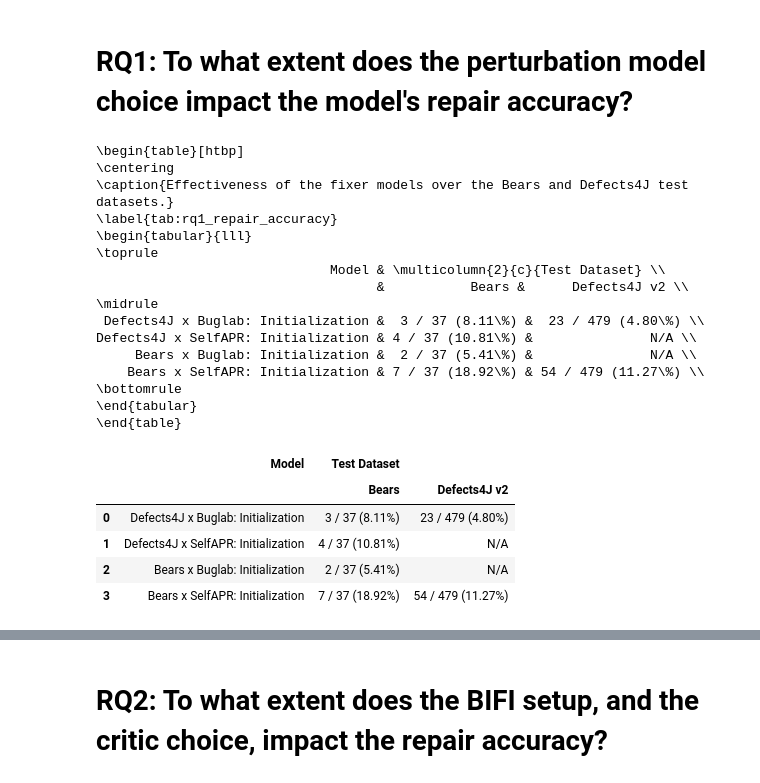
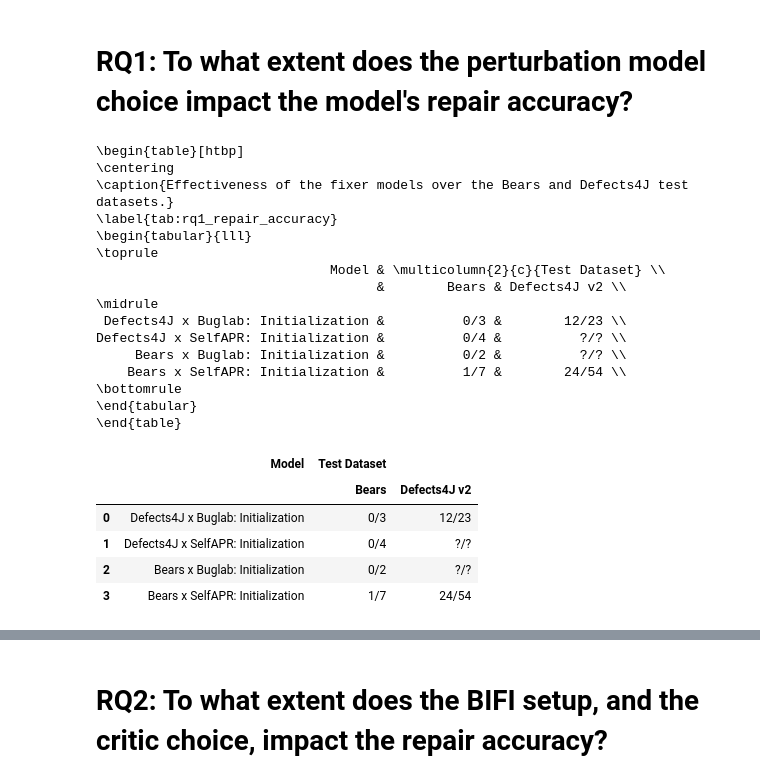
Before and after one commit to andre15silva/mufin, a Jupyter notebook: models_analysis.ipynb, the cells around one changed output, grey strips where cells are left out. Drawn from its saved outputs; the diff is of its cells as text; code cells hidden in the pictures.

```diff
--- a/models_analysis.ipynb
+++ b/models_analysis.ipynb
@@ -89,15 +89,17 @@ def get_model_label(ex, ro):
 # %% [markdown]
 # Results Table
 # %%
-def get_table_entry(model_label, rounds, cb, tb, cd, td):
+def get_table_entry(model_label, rounds, cb, tb, tbc, cd, td, tdc):
     return {"Model": {
                 "" :   { "" : model_label }
             },
             "Testing":{
                 "Bears Compile" : dict(zip(rounds, cb)),
-                "Bears Test Adequacy" : dict(zip(rounds, tb)),
+                "Bears Plausible" : dict(zip(rounds, tb)),
+                "Bears Correct" : dict(zip(rounds, tbc)),
                 "Defects4J Compile" : dict(zip(rounds, cd)),
-                "Defects4J Test Adequacy" : dict(zip(rounds, td))
+                "Defects4J Plausible" : dict(zip(rounds, td)),
+                "Defects4J Correct" : dict(zip(rounds, tdc))
             }
        }
 # %%
@@ -112,17 +114,19 @@ rounds = ["round0", "round1-nocritic", "round1-compiler", "round1-tests"]
 for ex in experiments:
     for ro in rounds:
         ro_path = ro if ro == "round0" else "%s/part2" % ro
-        bears_path = "/mnt/data/andre/mscthesis/experiments/%s/%s/fixer/eval_bears_bw_100.json" % (ex, ro_path)
-        bears_path_single_hunk = "/mnt/data/andre/mscthesis/experiments/%s/%s/fixer/eval_single_hunk_bears_bw_100.json" % (ex, ro_path)
-        d4j_path = "/mnt/data/andre/mscthesis/experiments/%s/%s/fixer/eval_defects4j_bw_100.json" % (ex, ro_path)
-        d4j_path_single_hunk = "/mnt/data/andre/mscthesis/experiments/%s/%s/fixer/eval_single_hunk_defects4j_bw_100.json" % (ex, ro_path)
+        bears_path_plausible = "/mnt/data/andre/mscthesis/experiments/%s/%s/fixer/eval_single_hunk_bears_bw_100.json" % (ex, ro_path)
+        d4j_path_plausible = "/mnt/data/andre/mscthesis/experiments/%s/%s/fixer/eval_single_hunk_defects4j_bw_100.json" % (ex, ro_path)
+        bears_path_correct = "/mnt/data/andre/mscthesis/experiments/%s/%s/fixer/eval_single_hunk_bears_bw_100_analyzed.json" % (ex, ro_path)
+        d4j_path_correct = "/mnt/data/andre/mscthesis/experiments/%s/%s/fixer/eval_single_hunk_defects4j_bw_100_analyzed.json" % (ex, ro_path)
 
-        cb = [get_number_compile(read_eval_bears(bears_path_single_hunk), k) for k in top_k] if exists(bears_path_single_hunk) else ["N/A" for _ in top_k]
-        tb = [get_number_test(read_eval_bears(bears_path_single_hunk), k) for k in top_k] if exists(bears_path_single_hunk) else ["N/A" for _ in top_k]
-        cd = [get_number_compile(read_eval_d4j(d4j_path_single_hunk), k) for k in top_k] if exists(d4j_path_single_hunk) else ["N/A" for _ in top_k]
-        td = [get_number_test(read_eval_d4j(d4j_path_single_hunk), k) for k in top_k] if exists(d4j_path_single_hunk) else ["N/A" for _ in top_k]
+        cb = [get_number_compile(read_eval_bears(bears_path_plausible), k) for k in top_k] if exists(bears_path_plausible) else ["N/A" for _ in top_k]
+        tb = [get_number_test(read_eval_bears(bears_path_plausible), k) for k in top_k] if exists(bears_path_plausible) else ["N/A" for _ in top_k]
+        tbc = [get_number_test(read_eval_bears(bears_path_correct), k) for k in top_k] if exists(bears_path_correct) else ["N/A" for _ in top_k]
+        cd = [get_number_compile(read_eval_d4j(d4j_path_plausible), k) for k in top_k] if exists(d4j_path_plausible) else ["N/A" for _ in top_k]
+        td = [get_number_test(read_eval_d4j(d4j_path_plausible), k) for k in top_k] if exists(d4j_path_plausible) else ["N/A" for _ in top_k]
+        tdc = [get_number_test(read_eval_d4j(d4j_path_correct), k) for k in top_k] if exists(d4j_path_correct) else ["N/A" for _ in top_k]
 
-        entries += [get_table_entry(get_model_label(ex, ro) , top_k, cb, tb, cd, td)]
+        entries += [get_table_entry(get_model_label(ex, ro) , top_k, cb, tb, tbc, cd, td, tdc)]
 # %%
 pd.set_option('display.max_columns', 27)
 pd.set_option('display.max_rows', 16)
@@ -171,50 +175,54 @@ rounds = ["round0"]
 for ex in experiments:
     for ro in rounds:
         ro_path = ro if ro == "round0" else "%s/part2" % ro
-        bears_path = "/mnt/data/andre/mscthesis/experiments/%s/%s/fixer/eval_single_hunk_bears_bw_100.json" % (ex, ro_path)
-        d4j_path = "/mnt/data/andre/mscthesis/experiments/%s/%s/fixer/eval_single_hunk_defects4j_bw_100.json" % (ex, ro_path)
+        bears_path_plausible = "/mnt/data/andre/mscthesis/experiments/%s/%s/fixer/eval_single_hunk_bears_bw_100.json" % (ex, ro_path)
+        d4j_path_plausible = "/mnt/data/andre/mscthesis/experiments/%s/%s/fixer/eval_single_hunk_defects4j_bw_100.json" % (ex, ro_path)
+        bears_path_correct = "/mnt/data/andre/mscthesis/experiments/%s/%s/fixer/eval_single_hunk_bears_bw_100_analyzed.json" % (ex, ro_path)
+        d4j_path_correct = "/mnt/data/andre/mscthesis/experiments/%s/%s/fixer/eval_single_hunk_defects4j_bw_100_analyzed.json" % (ex, ro_path)
 
-        tb = get_number_test(read_eval_bears(bears_path), 100) if exists(bears_path) else "N/A"
-        td = get_number_test(read_eval_d4j(d4j_path), 100) if exists(d4j_path) else "N/A"
+        tb = get_number_test(read_eval_bears(bears_path_plausible), 100).split("/")[0].strip() if exists(bears_path_plausible) else "?"
+        tbc = get_number_test(read_eval_bears(bears_path_correct), 100).split("/")[0].strip() if exists(bears_path_correct) else "?"
+        td = get_number_test(read_eval_d4j(d4j_path_plausible), 100).split("/")[0].strip() if exists(d4j_path_plausible) else "?"
+        tdc = get_number_test(read_eval_d4j(d4j_path_correct), 100).split("/")[0].strip() if exists(d4j_path_correct) else "?"
 
-        entries += [get_rq1table_entry(get_model_label(ex, ro), tb, td)]
+        entries += [get_rq1table_entry(get_model_label(ex, ro), tbc + "/" + tb, tdc + "/" + td)]
 
 pd.set_option('display.max_columns', 27)
 pd.set_option('display.max_rows', 16)
 table = pd.json_normalize(data=entries)
 table.columns = table.columns.str.split(".").map(tuple)
 
 print(table.to_latex(caption="Effectiveness of the fixer models over the Bears and Defects4J test datasets.",
                   label="tab:rq1_repair_accuracy",
                   index=False,
                   multicolumn_format="c",
                   position="htbp")
      )
 
 table
 # %% [output]
 \begin{table}[htbp]
 \centering
 \caption{Effectiveness of the fixer models over the Bears and Defects4J test datasets.}
 \label{tab:rq1_repair_accuracy}
 \begin{tabular}{lll}
 \toprule
                               Model & \multicolumn{2}{c}{Test Dataset} \\
-                                    &           Bears &      Defects4J v2 \\
+                                    &        Bears & Defects4J v2 \\
 \midrule
- Defects4J x Buglab: Initialization &  3 / 37 (8.11\%) &  23 / 479 (4.80\%) \\
-Defects4J x SelfAPR: Initialization & 4 / 37 (10.81\%) &               N/A \\
-     Bears x Buglab: Initialization &  2 / 37 (5.41\%) &               N/A \\
-    Bears x SelfAPR: Initialization & 7 / 37 (18.92\%) & 54 / 479 (11.27\%) \\
+ Defects4J x Buglab: Initialization &          0/3 &        12/23 \\
+Defects4J x SelfAPR: Initialization &          0/4 &          ?/? \\
+     Bears x Buglab: Initialization &          0/2 &          ?/? \\
+    Bears x SelfAPR: Initialization &          1/7 &        24/54 \\
 \bottomrule
 \end{tabular}
 \end{table}
 |  | Model | Test Dataset |  |
 |  |  | Bears | Defects4J v2 |
-| 0 | Defects4J x Buglab: Initialization | 3 / 37 (8.11%) | 23 / 479 (4.80%) |
-| 1 | Defects4J x SelfAPR: Initialization | 4 / 37 (10.81%) | N/A |
-| 2 | Bears x Buglab: Initialization | 2 / 37 (5.41%) | N/A |
-| 3 | Bears x SelfAPR: Initialization | 7 / 37 (18.92%) | 54 / 479 (11.27%) |
+| 0 | Defects4J x Buglab: Initialization | 0/3 | 12/23 |
+| 1 | Defects4J x SelfAPR: Initialization | 0/4 | ?/? |
+| 2 | Bears x Buglab: Initialization | 0/2 | ?/? |
+| 3 | Bears x SelfAPR: Initialization | 1/7 | 24/54 |
 # %%
 from os.path import exists
 from matplotlib import pyplot as plt
```
Also changed, not shown: parts of 3 cells of this notebook.
